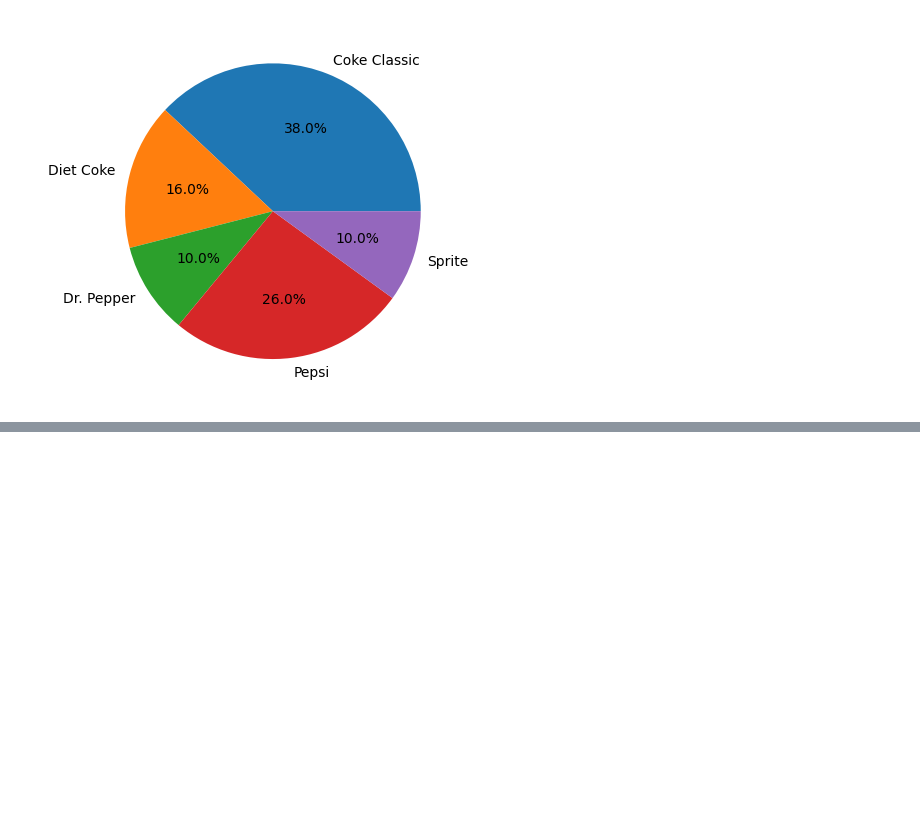
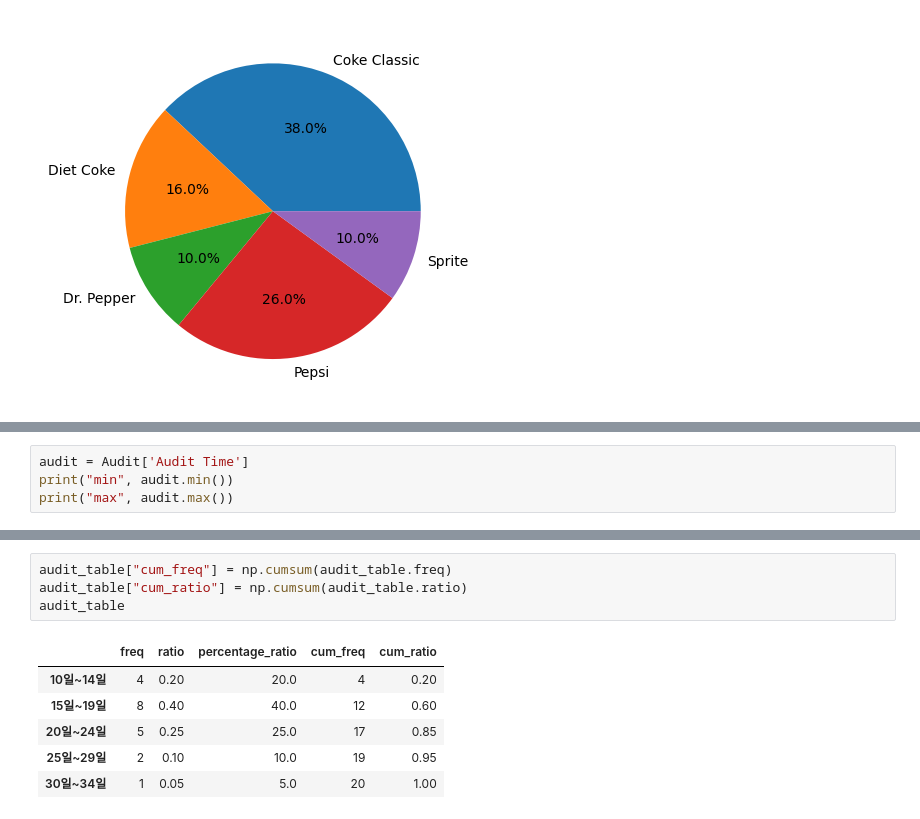
Before and after one commit to Hwijune/hackt, a Jupyter notebook: study/05_Statistical_analysis/01.ipynb, the cells around one changed output, grey strips where cells are left out. Cells and saved outputs as stored; diff of their text form; blank space fills up the shorter version.

```diff
--- a/study/05_Statistical_analysis/01.ipynb
+++ b/study/05_Statistical_analysis/01.ipynb
@@ -91,0 +104,4 @@ plt.show
+# %%
+audit = Audit['Audit Time']
+print("min", audit.min())
+print("max", audit.max())
@@ -91,0 +148,11 @@ plt.show
+# %%
+audit_table["cum_freq"] = np.cumsum(audit_table.freq)
+audit_table["cum_ratio"] = np.cumsum(audit_table.ratio)
+audit_table
+# %% [output]
+|  | freq | ratio | percentage_ratio | cum_freq | cum_ratio |
+| 10일~14일 | 4 | 0.20 | 20.0 | 4 | 0.20 |
+| 15일~19일 | 8 | 0.40 | 40.0 | 12 | 0.60 |
+| 20일~24일 | 5 | 0.25 | 25.0 | 17 | 0.85 |
+| 25일~29일 | 2 | 0.10 | 10.0 | 19 | 0.95 |
+| 30일~34일 | 1 | 0.05 | 5.0 | 20 | 1.00 |
```
Also changed, not shown: parts of 8 cells of this notebook, 6 other files.
